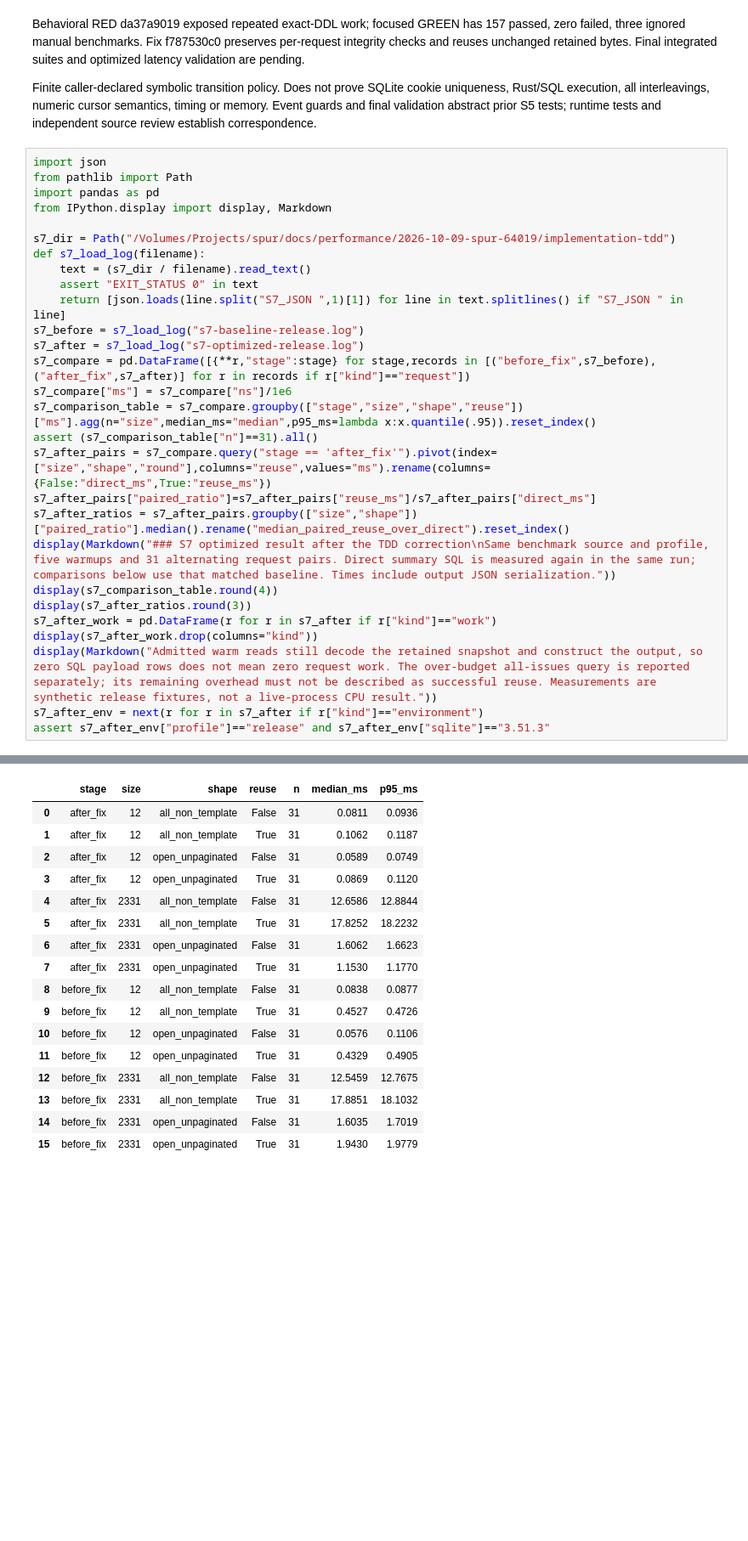
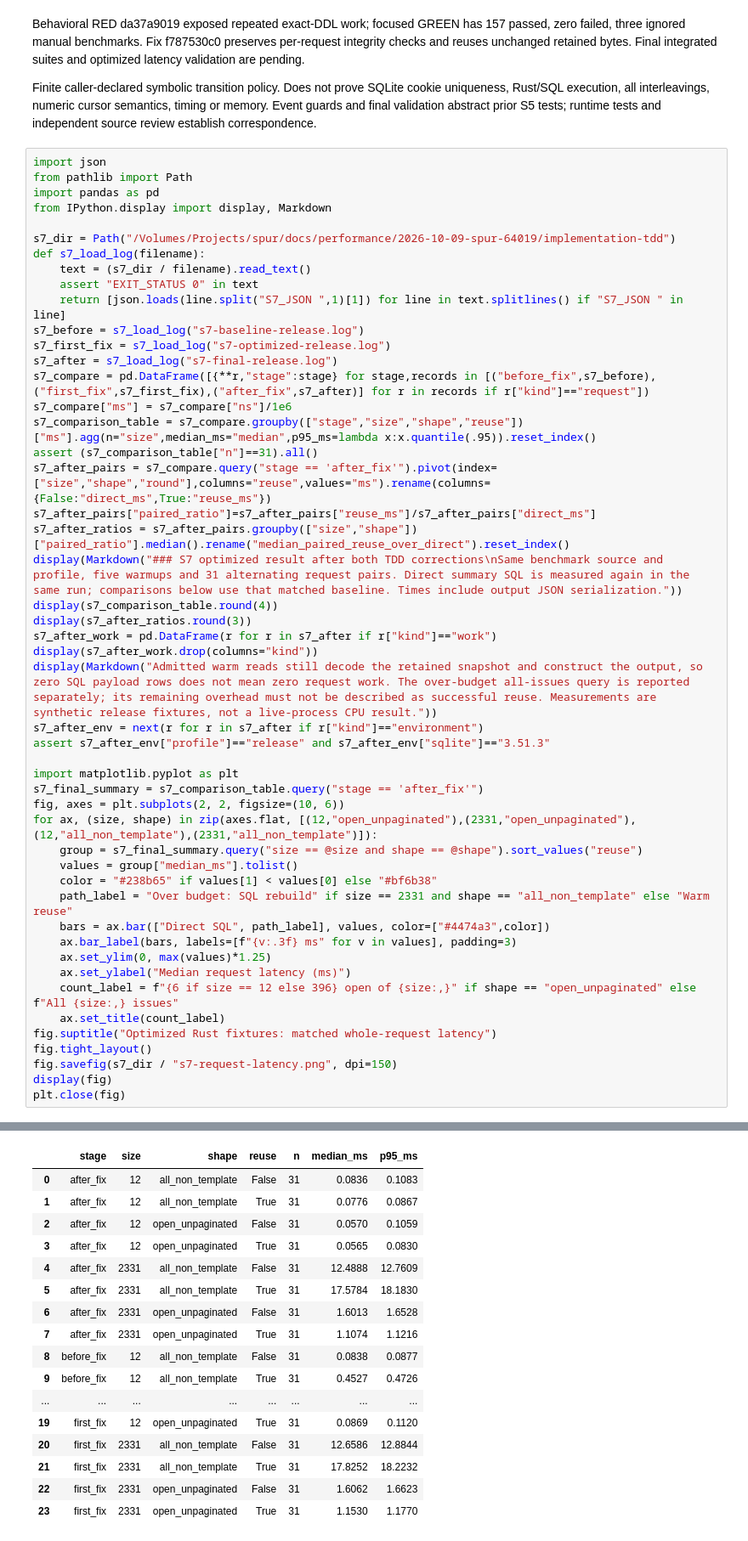
Before and after one commit to getspur/SpurCode, a Jupyter notebook: spur-64019-performance-20261009.ipynb, the cells around one changed output, grey strips where cells are left out. Shown at 85% size. Cells and saved outputs as stored; diff of their text form; blank space fills up the shorter version.

Commit message:
docs(perf): S7 preserve final request and write measurements

```diff
--- a/spur-64019-performance-20261009.ipynb
+++ b/spur-64019-performance-20261009.ipynb
@@ -1588,15 +1588,16 @@ def s7_load_log(filename):
     assert "EXIT_STATUS 0" in text
     return [json.loads(line.split("S7_JSON ",1)[1]) for line in text.splitlines() if "S7_JSON " in line]
 s7_before = s7_load_log("s7-baseline-release.log")
-s7_after = s7_load_log("s7-optimized-release.log")
-s7_compare = pd.DataFrame([{**r,"stage":stage} for stage,records in [("before_fix",s7_before),("after_fix",s7_after)] for r in records if r["kind"]=="request"])
+s7_first_fix = s7_load_log("s7-optimized-release.log")
+s7_after = s7_load_log("s7-final-release.log")
+s7_compare = pd.DataFrame([{**r,"stage":stage} for stage,records in [("before_fix",s7_before),("first_fix",s7_first_fix),("after_fix",s7_after)] for r in records if r["kind"]=="request"])
 s7_compare["ms"] = s7_compare["ns"]/1e6
 s7_comparison_table = s7_compare.groupby(["stage","size","shape","reuse"])["ms"].agg(n="size",median_ms="median",p95_ms=lambda x:x.quantile(.95)).reset_index()
 assert (s7_comparison_table["n"]==31).all()
 s7_after_pairs = s7_compare.query("stage == 'after_fix'").pivot(index=["size","shape","round"],columns="reuse",values="ms").rename(columns={False:"direct_ms",True:"reuse_ms"})
 s7_after_pairs["paired_ratio"]=s7_after_pairs["reuse_ms"]/s7_after_pairs["direct_ms"]
 s7_after_ratios = s7_after_pairs.groupby(["size","shape"])["paired_ratio"].median().rename("median_paired_reuse_over_direct").reset_index()
-display(Markdown("### S7 optimized result after the TDD correction\nSame benchmark source and profile, five warmups and 31 alternating request pairs. Direct summary SQL is measured again in the same run; comparisons below use that matched baseline. Times include output JSON serialization."))
+display(Markdown("### S7 optimized result after both TDD corrections\nSame benchmark source and profile, five warmups and 31 alternating request pairs. Direct summary SQL is measured again in the same run; comparisons below use that matched baseline. Times include output JSON serialization."))
 display(s7_comparison_table.round(4))
 display(s7_after_ratios.round(3))
 s7_after_work = pd.DataFrame(r for r in s7_after if r["kind"]=="work")
@@ -1604,4 +1605,24 @@ display(s7_after_work.drop(columns="kind"))
 display(Markdown("Admitted warm reads still decode the retained snapshot and construct the output, so zero SQL payload rows does not mean zero request work. The over-budget all-issues query is reported separately; its remaining overhead must not be described as successful reuse. Measurements are synthetic release fixtures, not a live-process CPU result."))
 s7_after_env = next(r for r in s7_after if r["kind"]=="environment")
 assert s7_after_env["profile"]=="release" and s7_after_env["sqlite"]=="3.51.3"
+
+import matplotlib.pyplot as plt
+s7_final_summary = s7_comparison_table.query("stage == 'after_fix'")
+fig, axes = plt.subplots(2, 2, figsize=(10, 6))
+for ax, (size, shape) in zip(axes.flat, [(12,"open_unpaginated"),(2331,"open_unpaginated"),(12,"all_non_template"),(2331,"all_non_template")]):
+    group = s7_final_summary.query("size == @size and shape == @shape").sort_values("reuse")
+    values = group["median_ms"].tolist()
+    color = "#238b65" if values[1] < values[0] else "#bf6b38"
+    path_label = "Over budget: SQL rebuild" if size == 2331 and shape == "all_non_template" else "Warm reuse"
+    bars = ax.bar(["Direct SQL", path_label], values, color=["#4474a3",color])
+    ax.bar_label(bars, labels=[f"{v:.3f} ms" for v in values], padding=3)
+    ax.set_ylim(0, max(values)*1.25)
+    ax.set_ylabel("Median request latency (ms)")
+    count_label = f"{6 if size == 12 else 396} open of {size:,}" if shape == "open_unpaginated" else f"All {size:,} issues"
+    ax.set_title(count_label)
+fig.suptitle("Optimized Rust fixtures: matched whole-request latency")
+fig.tight_layout()
+fig.savefig(s7_dir / "s7-request-latency.png", dpi=150)
+display(fig)
+plt.close(fig)
 # %% [output]
@@ -1609,19 +1630,19 @@ assert s7_after_env["profile"]=="release" and s7_after_env["sqlite"]=="3.51.3"
 Same benchmark source and profile, five warmups and 31 alternating request pairs. Direct summary SQL is measured again in the same run; comparisons below use that matched baseline. Times include output JSON serialization.
 |  | stage | size | shape | reuse | n | median_ms | p95_ms |
-| 0 | after_fix | 12 | all_non_template | False | 31 | 0.0811 | 0.0936 |
-| 1 | after_fix | 12 | all_non_template | True | 31 | 0.1062 | 0.1187 |
-| 2 | after_fix | 12 | open_unpaginated | False | 31 | 0.0589 | 0.0749 |
-| 3 | after_fix | 12 | open_unpaginated | True | 31 | 0.0869 | 0.1120 |
-| 4 | after_fix | 2331 | all_non_template | False | 31 | 12.6586 | 12.8844 |
-| 5 | after_fix | 2331 | all_non_template | True | 31 | 17.8252 | 18.2232 |
-| 6 | after_fix | 2331 | open_unpaginated | False | 31 | 1.6062 | 1.6623 |
-| 7 | after_fix | 2331 | open_unpaginated | True | 31 | 1.1530 | 1.1770 |
+| 0 | after_fix | 12 | all_non_template | False | 31 | 0.0836 | 0.1083 |
+| 1 | after_fix | 12 | all_non_template | True | 31 | 0.0776 | 0.0867 |
+| 2 | after_fix | 12 | open_unpaginated | False | 31 | 0.0570 | 0.1059 |
+| 3 | after_fix | 12 | open_unpaginated | True | 31 | 0.0565 | 0.0830 |
+| 4 | after_fix | 2331 | all_non_template | False | 31 | 12.4888 | 12.7609 |
+| 5 | after_fix | 2331 | all_non_template | True | 31 | 17.5784 | 18.1830 |
+| 6 | after_fix | 2331 | open_unpaginated | False | 31 | 1.6013 | 1.6528 |
+| 7 | after_fix | 2331 | open_unpaginated | True | 31 | 1.1074 | 1.1216 |
 | 8 | before_fix | 12 | all_non_template | False | 31 | 0.0838 | 0.0877 |
 | 9 | before_fix | 12 | all_non_template | True | 31 | 0.4527 | 0.4726 |
-| 10 | before_fix | 12 | open_unpaginated | False | 31 | 0.0576 | 0.1106 |
-| 11 | before_fix | 12 | open_unpaginated | True | 31 | 0.4329 | 0.4905 |
-| 12 | before_fix | 2331 | all_non_template | False | 31 | 12.5459 | 12.7675 |
-| 13 | before_fix | 2331 | all_non_template | True | 31 | 17.8851 | 18.1032 |
-| 14 | before_fix | 2331 | open_unpaginated | False | 31 | 1.6035 | 1.7019 |
-| 15 | before_fix | 2331 | open_unpaginated | True | 31 | 1.9430 | 1.9779 |
+| ... | ... | ... | ... | ... | ... | ... | ... |
+| 19 | first_fix | 12 | open_unpaginated | True | 31 | 0.0869 | 0.1120 |
+| 20 | first_fix | 2331 | all_non_template | False | 31 | 12.6586 | 12.8844 |
+| 21 | first_fix | 2331 | all_non_template | True | 31 | 17.8252 | 18.2232 |
+| 22 | first_fix | 2331 | open_unpaginated | False | 31 | 1.6062 | 1.6623 |
+| 23 | first_fix | 2331 | open_unpaginated | True | 31 | 1.1530 | 1.1770 |
 |  | size | shape | median_paired_reuse_over_direct |
```
Also changed, not shown: parts of 2 cells of this notebook, 9 other files.
